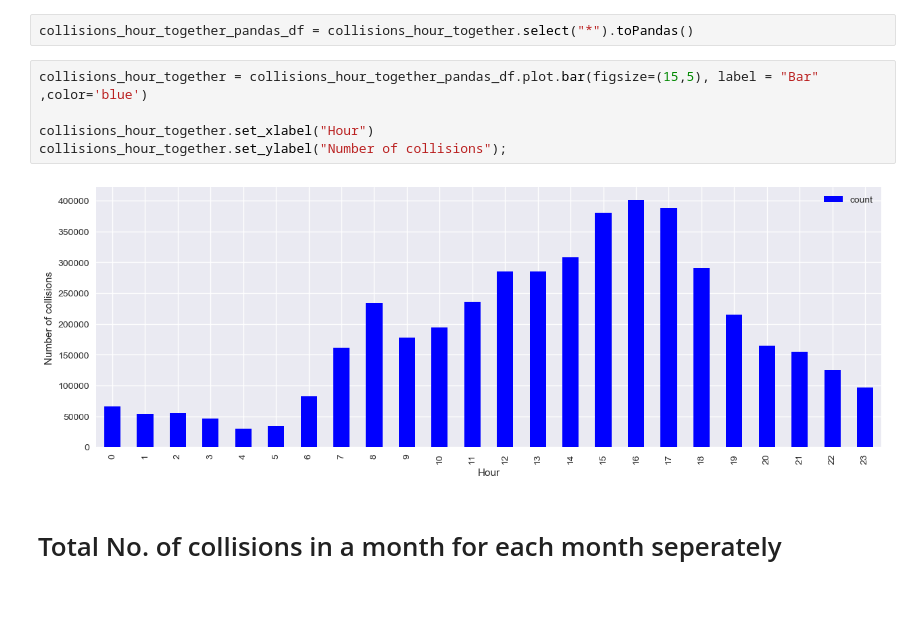
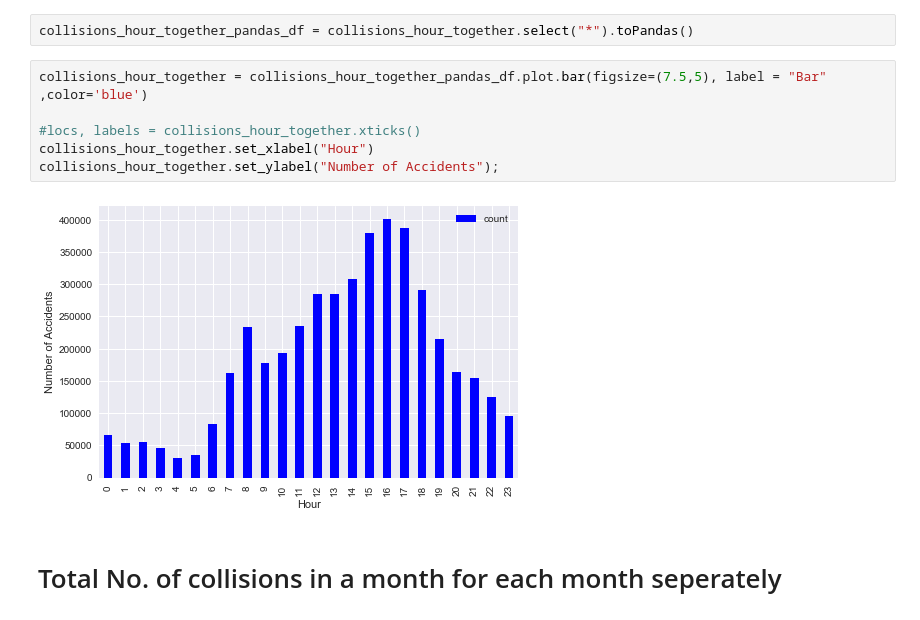
Before and after one commit to SinghGursimran/Analysis-of-Car-Accidents-in-Canada-using-PySpark, a Jupyter notebook: Analysis.ipynb, the cells around one changed output. Cells and saved outputs as stored; diff of their text form.

```diff
--- a/Analysis.ipynb
+++ b/Analysis.ipynb
@@ -144,12 +144,13 @@ only showing top 5 rows
 # %%
 collisions_hour_together_pandas_df = collisions_hour_together.select("*").toPandas()
 # %%
-collisions_hour_together = collisions_hour_together_pandas_df.plot.bar(figsize=(15,5), label = "Bar" ,color='blue')
+collisions_hour_together = collisions_hour_together_pandas_df.plot.bar(figsize=(7.5,5), label = "Bar" ,color='blue')
 
+#locs, labels = collisions_hour_together.xticks()
 collisions_hour_together.set_xlabel("Hour")
-collisions_hour_together.set_ylabel("Number of collisions");
+collisions_hour_together.set_ylabel("Number of Accidents");
 # %% [output]
-[figure, old version]
+[figure, new version]
 # %% [markdown]
 # Total No. of collisions in a month for each month seperately
 # %%
```
Also changed, not shown: parts of 17 cells of this notebook.
